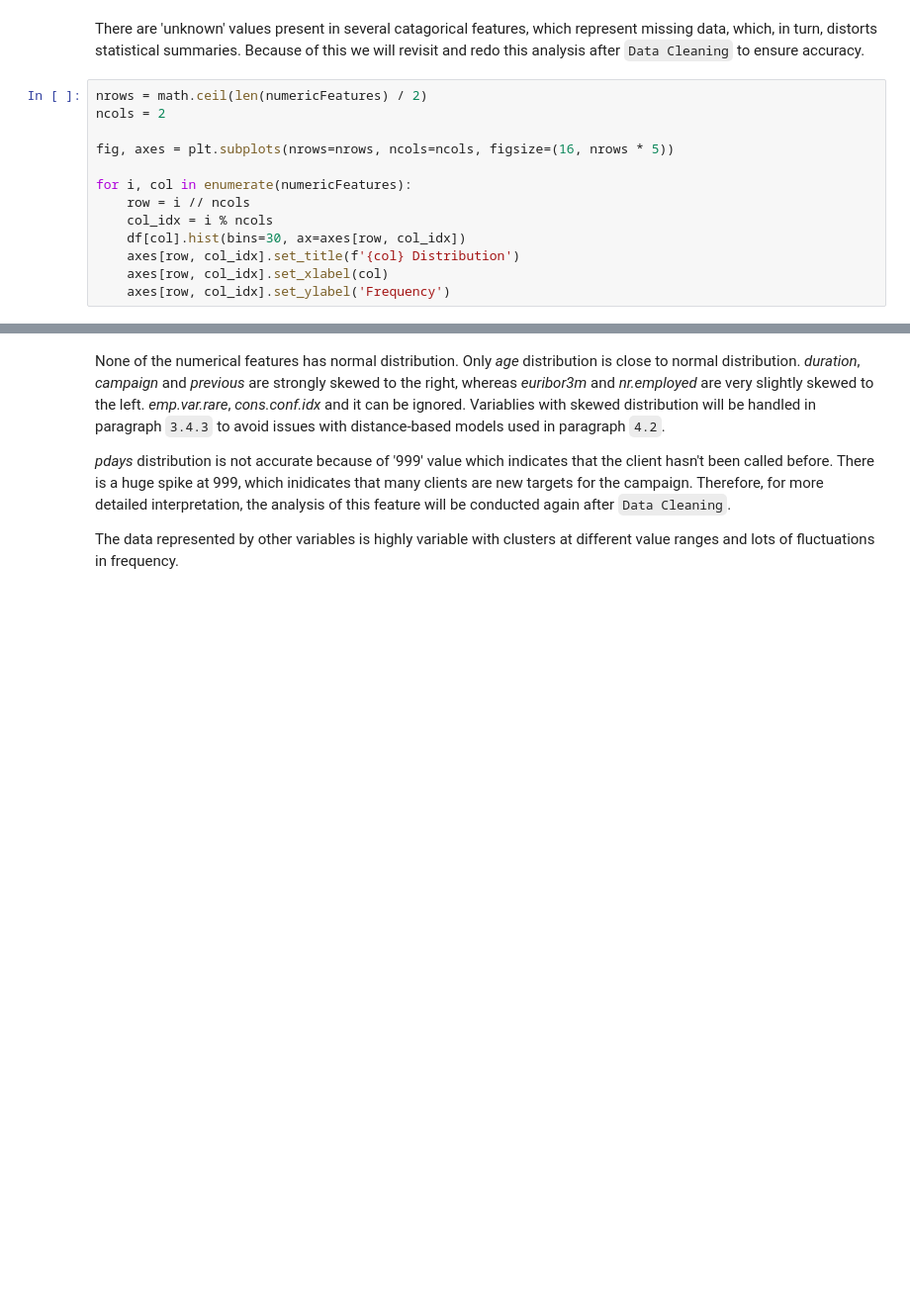
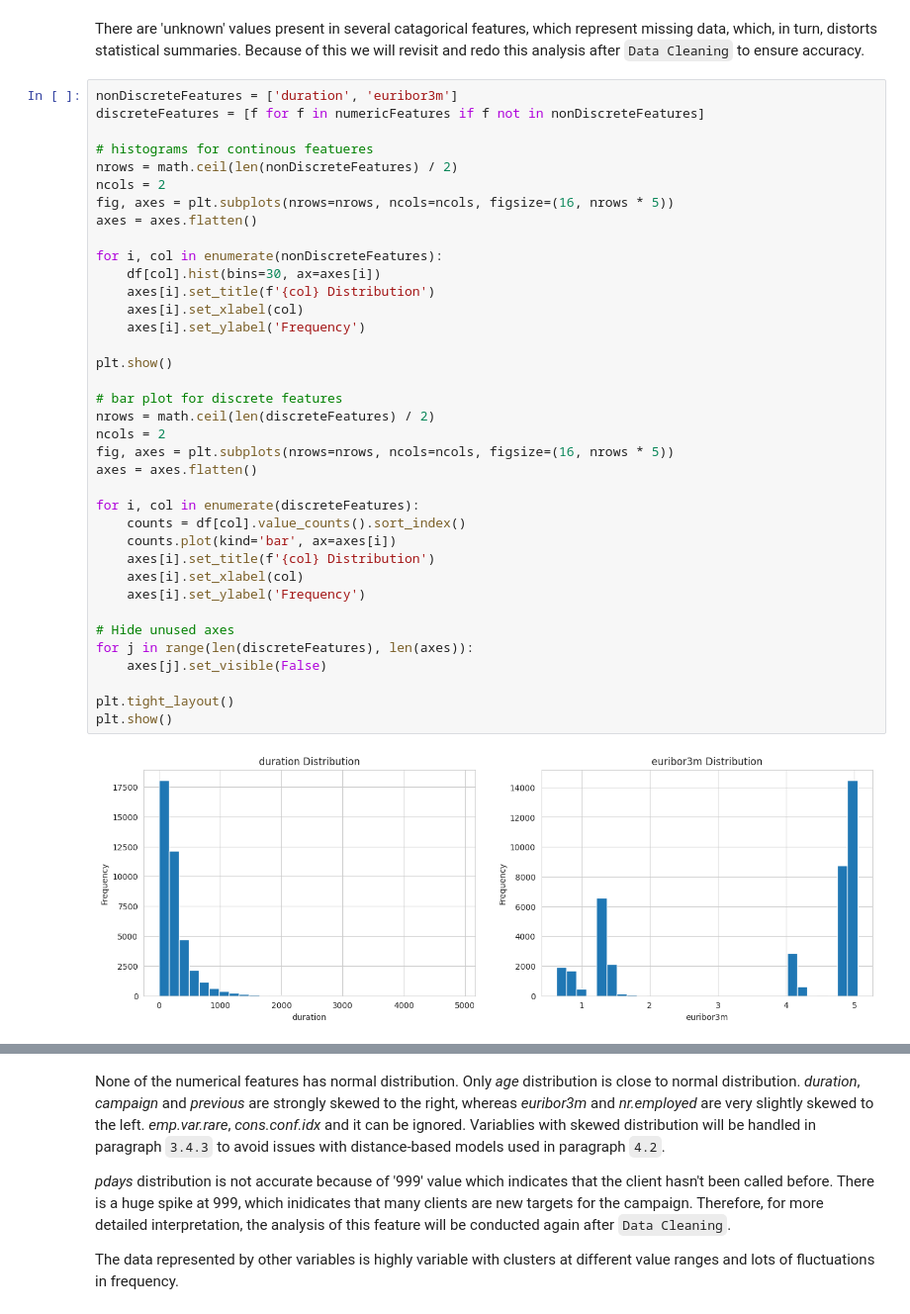
Before and after one commit to matowaty/MINDD_project, a Jupyter notebook: project.ipynb, the cells around one changed output, grey strips where cells are left out. Shown at 99% size. Drawn from its saved outputs; the diff is of its cells as text; blank space fills up the shorter version.

Commit message:
Duration variable dropped, plots for discrete features changed to bar plots

```diff
--- a/project.ipynb
+++ b/project.ipynb
@@ -165,15 +231,41 @@ categ_feat_distribution()
 # %% [markdown]
 There are 'unknown' values present in several catagorical features, which represent missing data, which, in turn, distorts statistical summaries. Because of this we will revisit and redo this analysis after `Data Cleaning` to ensure accuracy.
 # %%
-nrows = math.ceil(len(numericFeatures) / 2)
+nonDiscreteFeatures = ['duration', 'euribor3m']
+discreteFeatures = [f for f in numericFeatures if f not in nonDiscreteFeatures]
+
+# histograms for continous featueres
+nrows = math.ceil(len(nonDiscreteFeatures) / 2)
 ncols = 2
+fig, axes = plt.subplots(nrows=nrows, ncols=ncols, figsize=(16, nrows * 5))
+axes = axes.flatten()
 
+for i, col in enumerate(nonDiscreteFeatures):
+    df[col].hist(bins=30, ax=axes[i])
+    axes[i].set_title(f'{col} Distribution')
+    axes[i].set_xlabel(col)
+    axes[i].set_ylabel('Frequency')
+
+plt.show()
+
+# bar plot for discrete features
+nrows = math.ceil(len(discreteFeatures) / 2)
+ncols = 2
 fig, axes = plt.subplots(nrows=nrows, ncols=ncols, figsize=(16, nrows * 5))
+axes = axes.flatten()
 
-for i, col in enumerate(numericFeatures):
-    row = i // ncols
-    col_idx = i % ncols
-    df[col].hist(bins=30, ax=axes[row, col_idx])
-    axes[row, col_idx].set_title(f'{col} Distribution')
-    axes[row, col_idx].set_xlabel(col)
-    axes[row, col_idx].set_ylabel('Frequency')
+for i, col in enumerate(discreteFeatures):
+    counts = df[col].value_counts().sort_index()
+    counts.plot(kind='bar', ax=axes[i])
+    axes[i].set_title(f'{col} Distribution')
+    axes[i].set_xlabel(col)
+    axes[i].set_ylabel('Frequency')
+
+# Hide unused axes
+for j in range(len(discreteFeatures), len(axes)):
+    axes[j].set_visible(False)
+
+plt.tight_layout()
+plt.show()
+# %% [output]
+[figure, added]
```
Also changed, not shown: parts of 44 cells of this notebook.
